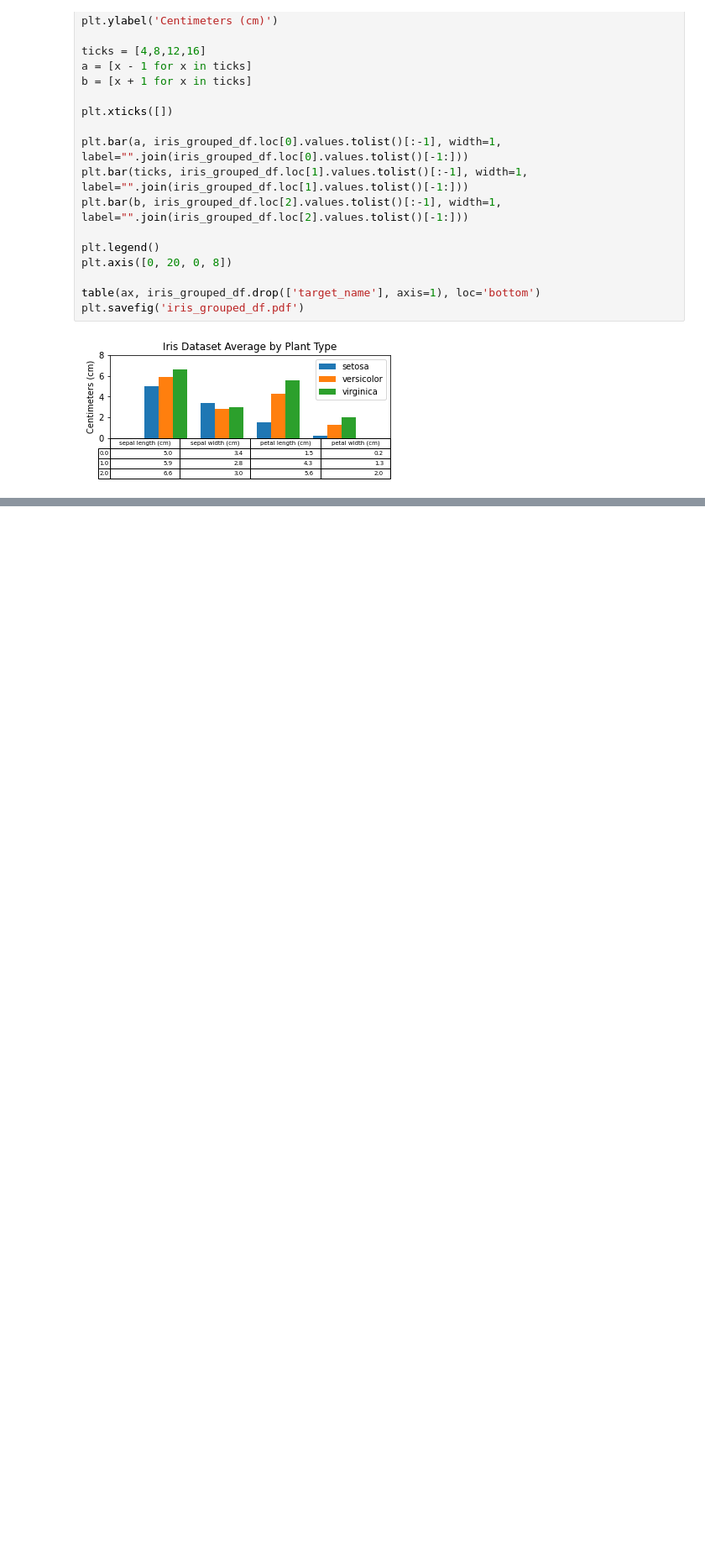
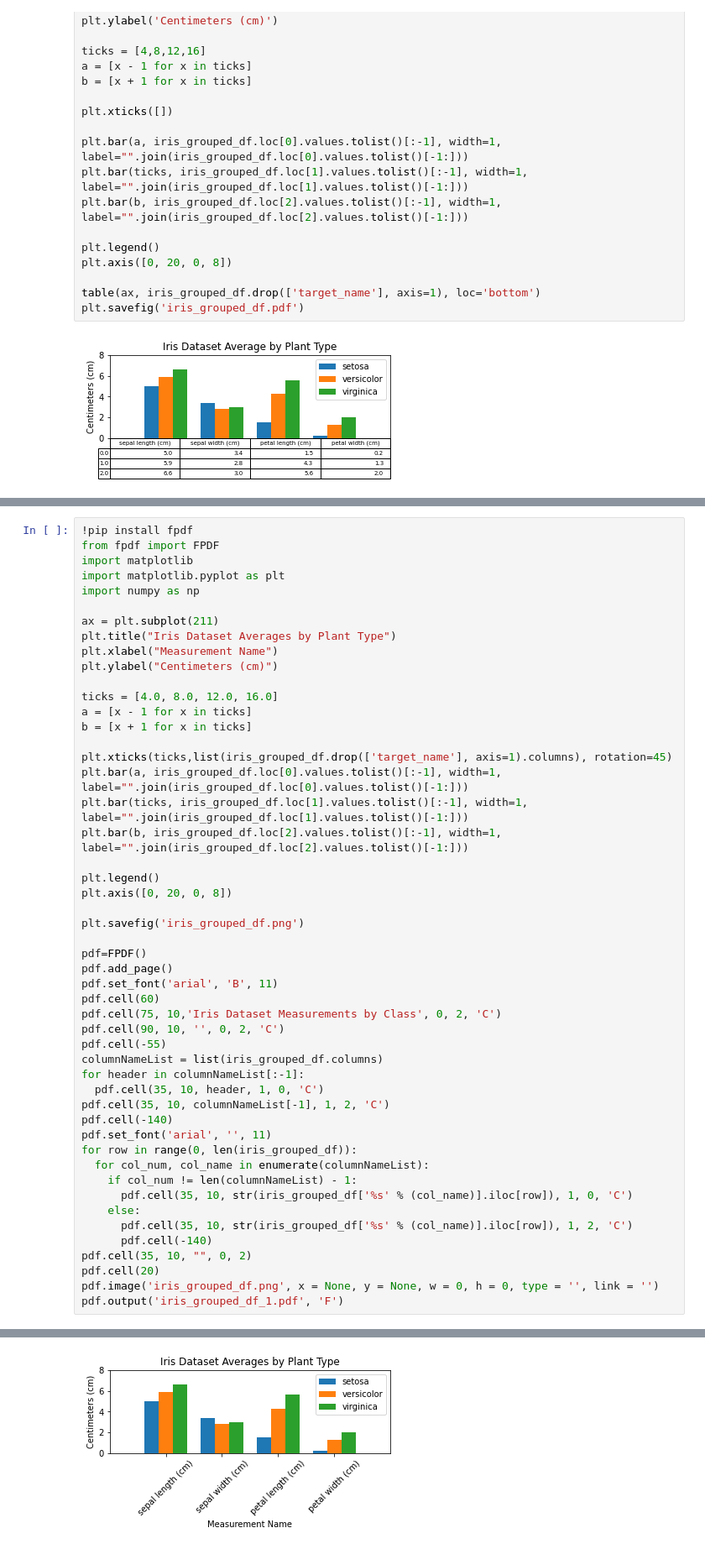
Before and after one commit to patrickjlong1/python-tutorials, a Jupyter notebook: pythonChartpdf.ipynb, the cells around one changed output, grey strips where cells are left out. Shown: that part at 84% size. Drawn from its saved outputs; the diff is of its cells as text; blank space fills up the shorter version.

Commit message:
updating with additional output using fpdf library

```diff
--- a/pythonChartpdf.ipynb
+++ b/pythonChartpdf.ipynb
@@ -49,0 +52,51 @@ plt.savefig('iris_grouped_df.pdf')
+# %%
+!pip install fpdf
+from fpdf import FPDF
+import matplotlib
+import matplotlib.pyplot as plt
+import numpy as np
+
+ax = plt.subplot(211)
+plt.title("Iris Dataset Averages by Plant Type")
+plt.xlabel("Measurement Name")
+plt.ylabel("Centimeters (cm)")
+
+ticks = [4.0, 8.0, 12.0, 16.0]
+a = [x - 1 for x in ticks]
+b = [x + 1 for x in ticks]
+
+plt.xticks(ticks,list(iris_grouped_df.drop(['target_name'], axis=1).columns), rotation=45)
+plt.bar(a, iris_grouped_df.loc[0].values.tolist()[:-1], width=1, label="".join(iris_grouped_df.loc[0].values.tolist()[-1:]))
+plt.bar(ticks, iris_grouped_df.loc[1].values.tolist()[:-1], width=1, label="".join(iris_grouped_df.loc[1].values.tolist()[-1:]))
+plt.bar(b, iris_grouped_df.loc[2].values.tolist()[:-1], width=1, label="".join(iris_grouped_df.loc[2].values.tolist()[-1:]))
+
+plt.legend()
+plt.axis([0, 20, 0, 8])
+
+plt.savefig('iris_grouped_df.png')
+
+pdf=FPDF()
+pdf.add_page()
+pdf.set_font('arial', 'B', 11)
+pdf.cell(60)
+pdf.cell(75, 10,'Iris Dataset Measurements by Class', 0, 2, 'C')
+pdf.cell(90, 10, '', 0, 2, 'C')
+pdf.cell(-55)
+columnNameList = list(iris_grouped_df.columns)
+for header in columnNameList[:-1]:
+  pdf.cell(35, 10, header, 1, 0, 'C')
+pdf.cell(35, 10, columnNameList[-1], 1, 2, 'C')
+pdf.cell(-140)
+pdf.set_font('arial', '', 11)
+for row in range(0, len(iris_grouped_df)):
+  for col_num, col_name in enumerate(columnNameList):
+    if col_num != len(columnNameList) - 1:
+      pdf.cell(35, 10, str(iris_grouped_df['%s' % (col_name)].iloc[row]), 1, 0, 'C')
+    else:
+      pdf.cell(35, 10, str(iris_grouped_df['%s' % (col_name)].iloc[row]), 1, 2, 'C')
+      pdf.cell(-140)
+pdf.cell(35, 10, "", 0, 2)
+pdf.cell(20)
+pdf.image('iris_grouped_df.png', x = None, y = None, w = 0, h = 0, type = '', link = '')
+pdf.output('iris_grouped_df_1.pdf', 'F')
+# %% [output]
@@ -49,0 +105 @@ plt.savefig('iris_grouped_df.pdf')
+[figure, added]
```
Also changed, not shown: parts of 2 cells of this notebook.
